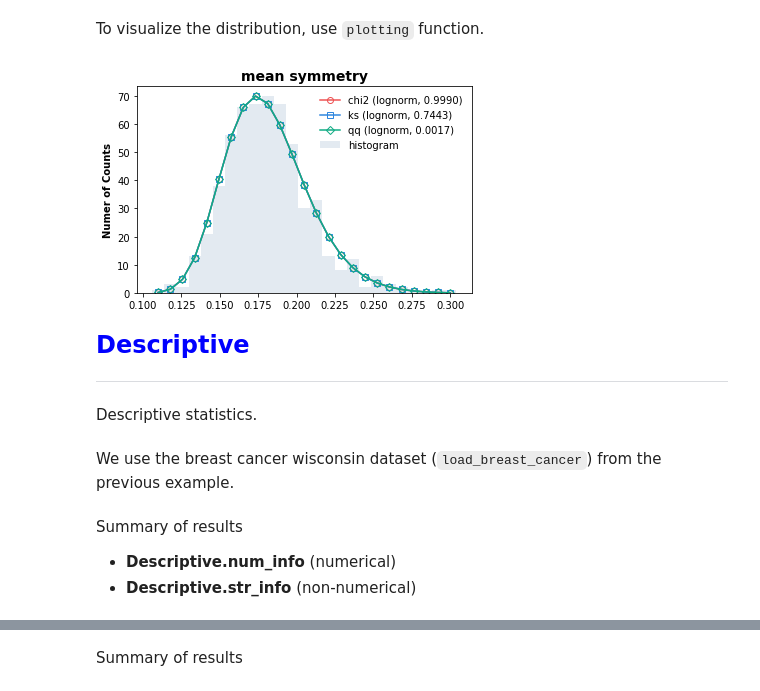
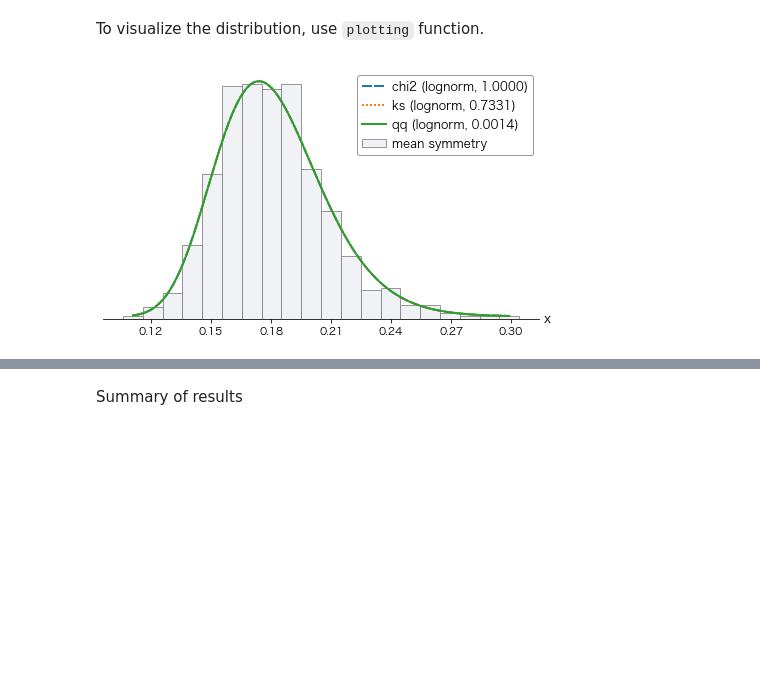
Before and after one commit to Nak007/univariate, a Jupyter notebook: Univariate_colab.ipynb, the cells around one changed output, grey strips where cells are left out. Saved outputs shown, nothing was run; the diff lists cells and outputs as text; code cells hidden in the pictures; blank space fills up the shorter version.

```diff
--- a/Univariate_colab.ipynb
+++ b/Univariate_colab.ipynb
@@ -170,15 +173,6 @@ model.info.sample(5)
 # %% [markdown]
 To visualize the distribution, use `plotting` function.
 # %%
-var = np.random.choice(cols)
-model.plotting(var)
+ax = model.plotting(np.random.choice(cols))
 # %% [output]
-[figure, old version]
+[figure, new version]
-# %% [markdown]
-**<font size=5 color='blue'> Descriptive </font>**
-
----
-
-Descriptive statistics.
-# %% [markdown]
-We use the breast cancer wisconsin dataset (`load_breast_cancer`) from the previous example.
@@ -187,4 +178,0 @@ model = Descriptive().fit(X)
-# %% [markdown]
-Summary of results
-- **Descriptive.num_info** (numerical)
-- **Descriptive.str_info** (non-numerical)
```
Also changed, not shown: parts of 30 cells of this notebook, 1 other file.
